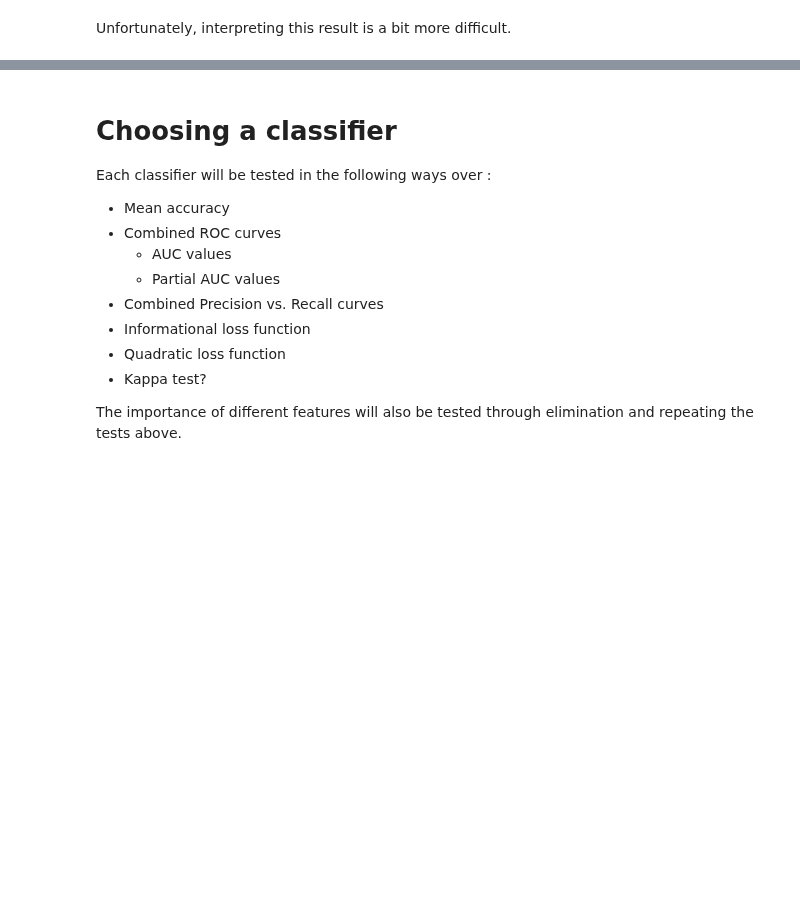
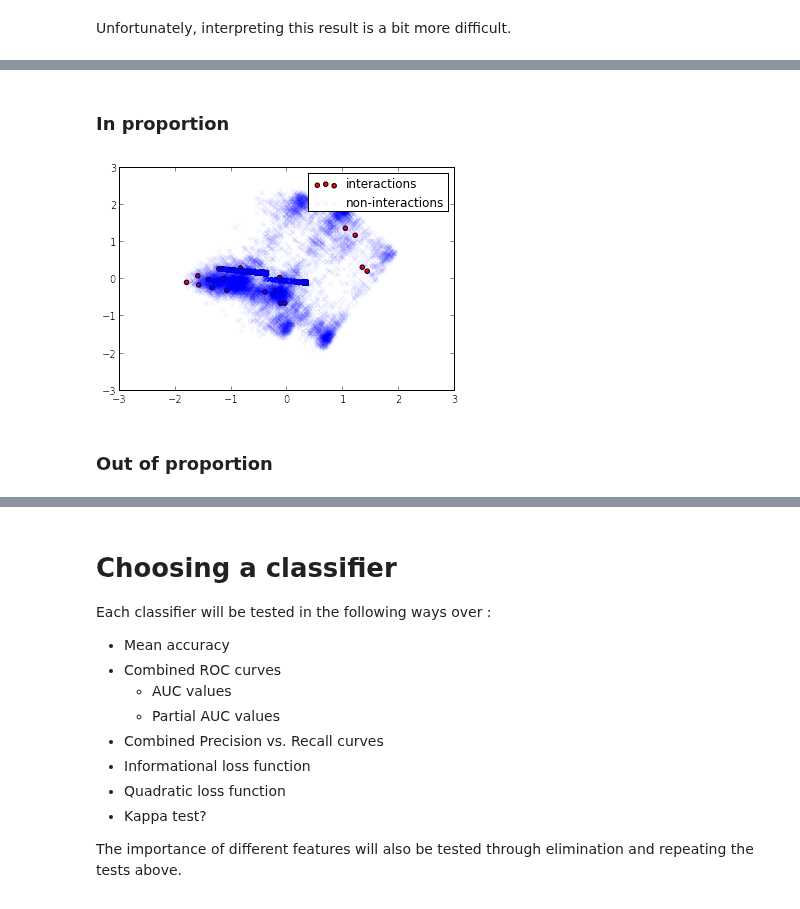
Before and after one commit to gngdb/opencast-bio, a Jupyter notebook: notebooks/Classifier Training.ipynb, the cells around one changed output, grey strips where cells are left out. Cells and saved outputs as stored; diff of their text form; code cells hidden in the pictures; blank space fills up the shorter version.

```diff
--- a/notebooks/Classifier Training.ipynb
+++ b/notebooks/Classifier Training.ipynb
@@ -191,0 +199,13 @@ The plots should be saved as svg format so that they can be scaled or otherwise
+# %% [markdown]
+### In proportion
+# %%
+nones,nzeros = 100, 60000
+rowindexes = concatenate([oneindexes[0][:nones],zeroindexes[0][:nzeros]])
+# %%
+X_pca = sklearn.decomposition.PCA().fit_transform(X[rowindexes,:]/maxes)
+# %%
+ones = scatter(X_pca[:nones,0],X_pca[:nones,1],c='red')
+zeros = scatter(X_pca[nones:,0],X_pca[nones:,1],c='blue',marker="x",alpha=0.05)
+l=legend((ones,zeros),("interactions","non-interactions"),loc=0)
+# %% [output]
+[figure, added]
@@ -191,0 +214,2 @@ The plots should be saved as svg format so that they can be scaled or otherwise
+# %% [markdown]
+### Out of proportion
```
Also changed, not shown: parts of 38 cells of this notebook, 2 other files.
